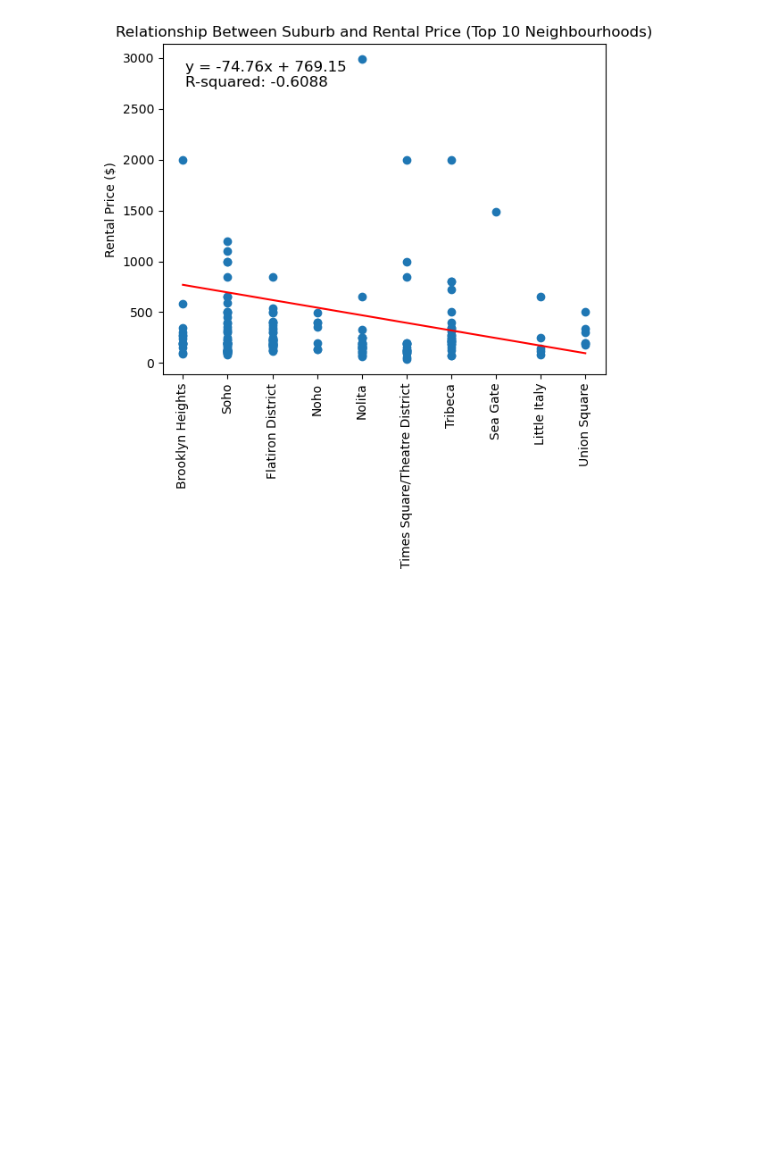
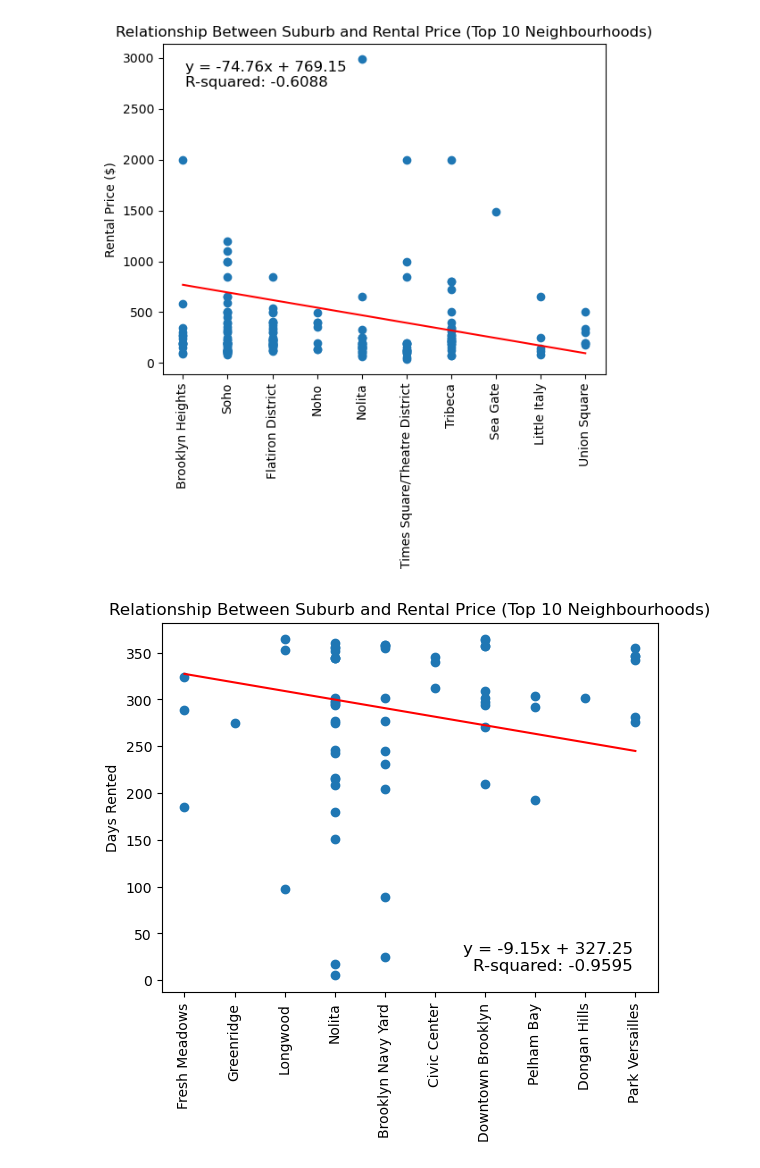
Before and after one commit to RLButch/group-project-1, a Jupyter notebook: NYRentalListingAnalysis.ipynb, the cells around one changed output. Cells and saved outputs as stored; diff of their text form; code cells hidden in the pictures; blank space fills up the shorter version.

```diff
--- a/NYRentalListingAnalysis.ipynb
+++ b/NYRentalListingAnalysis.ipynb
@@ -117,4 +122,27 @@ plt.savefig("output/Scatter1.png")
 plt.show()
 # %% [output]
 [figure]
+# %%
+rent_and_suburb = realestate_data_df[["days_occupied_in_2019", "neighbourhood"]]
+mean_rent_by_suburb = rent_and_suburb.groupby('neighbourhood').mean()
+top_10_neighborhoods = mean_rent_by_suburb.sort_values(by="days_occupied_in_2019", ascending=False).head(10).index.tolist()
+
+realestate_data_top10_df = realestate_data_df[realestate_data_df['neighbourhood'].isin(top_10_neighborhoods)]
+plt.scatter(realestate_data_top10_df['neighbourhood'], realestate_data_top10_df["days_occupied_in_2019"])
+
+x = np.arange(len(top_10_neighborhoods))
+y = mean_rent_by_suburb.loc[top_10_neighborhoods]["days_occupied_in_2019"]
+m, b, r_value, p_value, std_err = linregress(x, y)
+plt.plot(x, m*x + b, color='red')
+
+plt.title("Relationship Between Suburb and Rental Price (Top 10 Neighbourhoods)")
+plt.ylabel("Days Rented")
+
+plt.xticks(rotation=90)
+
+plt.text(0.95, 0.05, f'y = {m:.2f}x + {b:.2f}\nR-squared: {r_value:.4f}', transform=plt.gca().transAxes, fontsize=12, verticalalignment='bottom', horizontalalignment='right')
+plt.savefig("output/Scatter2.png")
+plt.show()
+# %% [output]
+[figure, added]
 # %%
```
Also changed, not shown: parts of 2 cells of this notebook, 6 other files.
